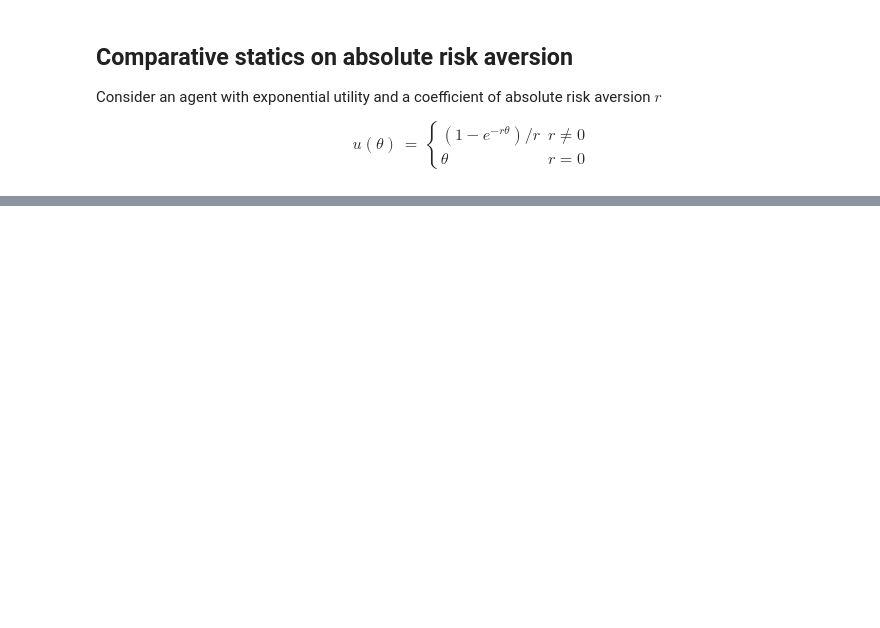
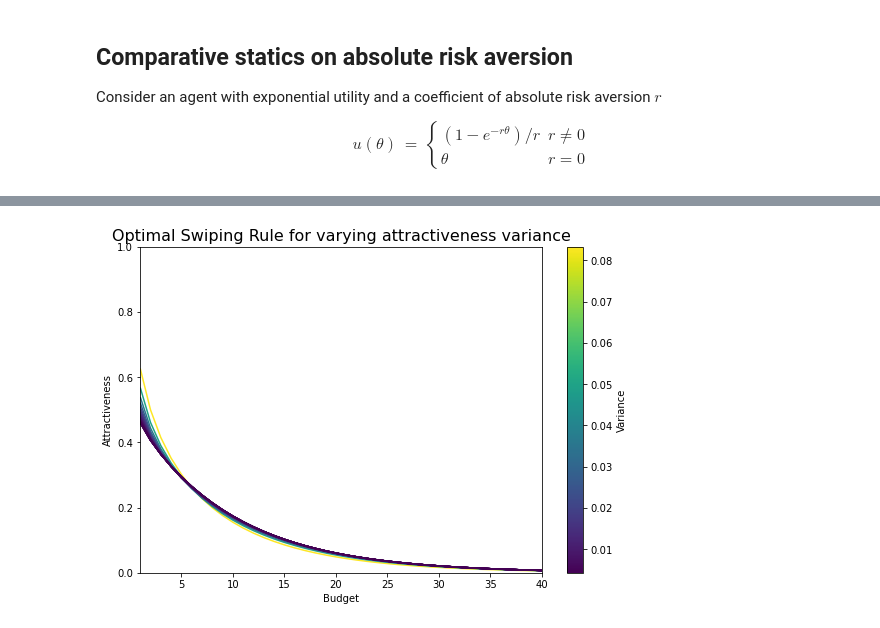
Before and after one commit to patohdzs/project-swipe, a Jupyter notebook: toy-model-one.ipynb, the cells around one changed output, grey strips where cells are left out. Drawn from its saved outputs; the diff is of its cells as text; code cells hidden in the pictures; blank space fills up the shorter version.

```diff
--- a/toy-model-one.ipynb
+++ b/toy-model-one.ipynb
@@ -223,0 +226,34 @@ Given $\theta_t \sim \text{Beta}(\alpha, \beta)$
+# %%
+# Resetting exogenous parameters
+reset_exog_params()
+
+shape_vals = [(i,i) for i in range(1,30)]
+var_vals = [(a*b)/((a+b+1)*(a+b)**2)
+            for a,b in shape_vals]
+
+b_vals = range(1,b_0+1)
+swiping_rules = []
+
+for s in shape_vals:
+    α,β = s
+    θ_vals = [optimize.root_scalar(initial_condition, bracket=[0,1], method='brentq').root]
+    for i in range(b_0-1):
+        θ_prev = θ_vals[i]
+        θ_vals.append(optimize.root_scalar(phi, bracket=[0,1], method='brentq').root)
+    swiping_rules.append(θ_vals)
+
+# Plotting swiping rules
+fig, ax = plt.subplots(figsize=(9,6))
+ax.set_xlim(1,b_0)
+ax.set_ylim(0,1)
+line_segments = LineCollection([np.column_stack([b_vals, θ_vals])
+                                for θ_vals in swiping_rules])
+line_segments.set_array(np.array(var_vals))
+ax.add_collection(line_segments)
+axcb = fig.colorbar(line_segments)
+axcb.set_label('Variance')
+ax.set_title('Optimal Swiping Rule for varying attractiveness variance', size=16)
+ax.set(xlabel='Budget', ylabel='Attractiveness')
+plt.show()
+# %% [output]
+[figure, added]
```
Also changed, not shown: parts of 5 cells of this notebook.
